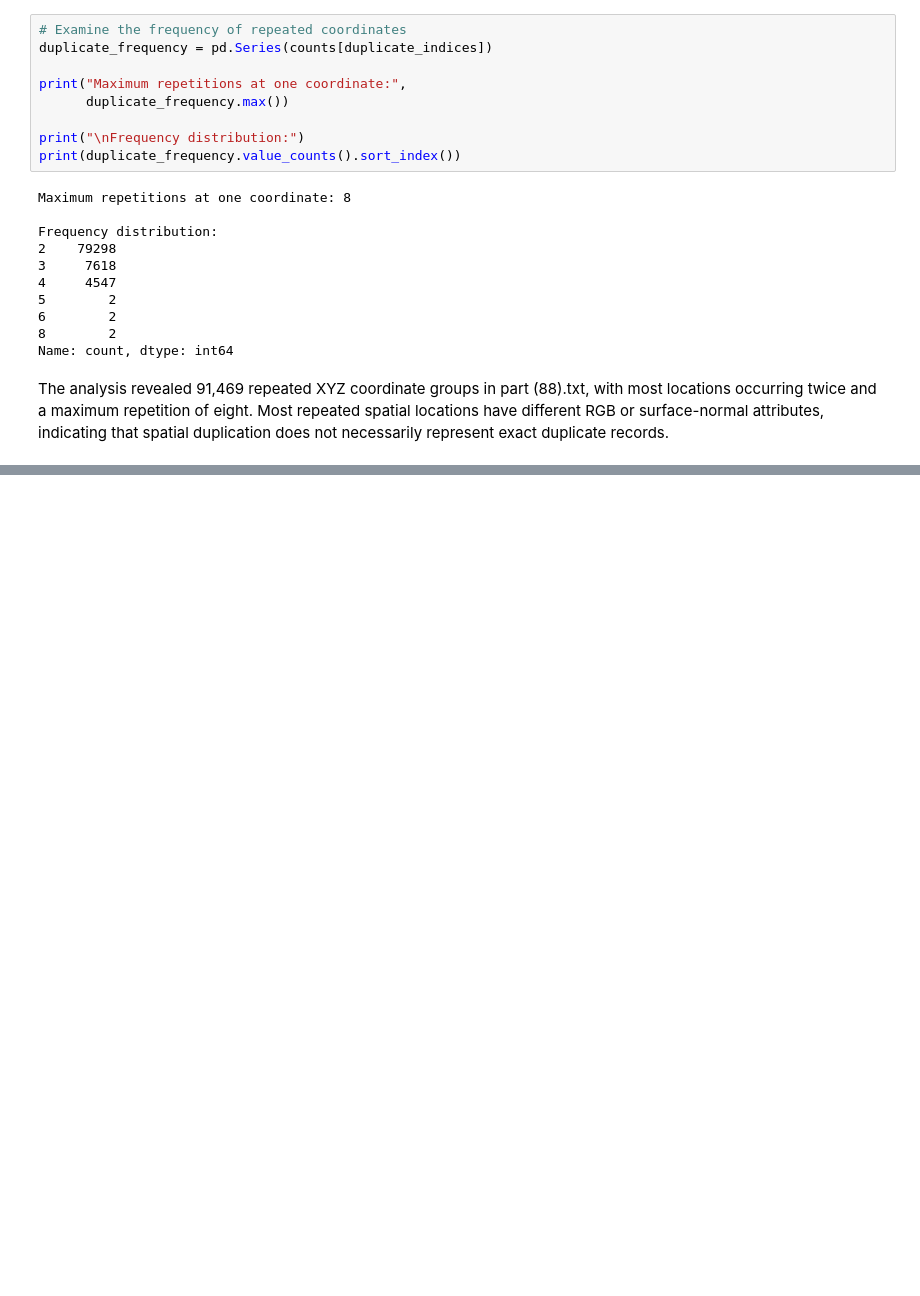
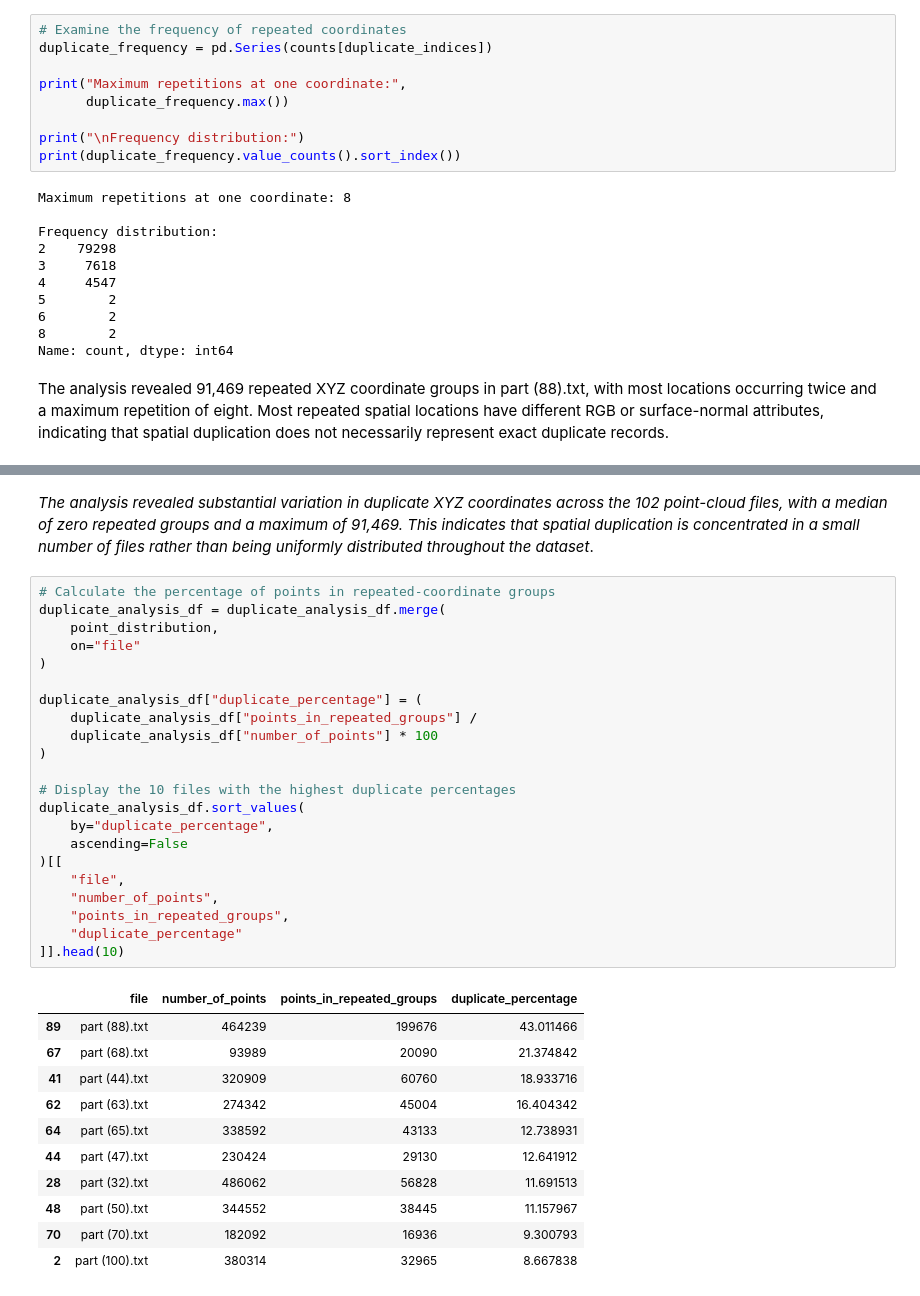
Before and after one commit to AbubakarDanhaya/pointnet-concrete-defect-robustness, a Jupyter notebook: notebooks/01_dataset_exploration.ipynb, the cells around one changed output, grey strips where cells are left out. Cells and saved outputs as stored; diff of their text form; blank space fills up the shorter version.

```diff
--- a/notebooks/01_dataset_exploration.ipynb
+++ b/notebooks/01_dataset_exploration.ipynb
@@ -436,0 +477,36 @@ The analysis revealed 91,469 repeated XYZ coordinate groups in part (88).txt, wi
+# %% [markdown]
+_The analysis revealed substantial variation in duplicate XYZ coordinates across the 102 point-cloud files, with a median of zero repeated groups and a maximum of 91,469. This indicates that spatial duplication is concentrated in a small number of files rather than being uniformly distributed throughout the dataset_.
+# %%
+# Calculate the percentage of points in repeated-coordinate groups
+duplicate_analysis_df = duplicate_analysis_df.merge(
+    point_distribution,
+    on="file"
+)
+
+duplicate_analysis_df["duplicate_percentage"] = (
+    duplicate_analysis_df["points_in_repeated_groups"] /
+    duplicate_analysis_df["number_of_points"] * 100
+)
+
+# Display the 10 files with the highest duplicate percentages
+duplicate_analysis_df.sort_values(
+    by="duplicate_percentage",
+    ascending=False
+)[[
+    "file",
+    "number_of_points",
+    "points_in_repeated_groups",
+    "duplicate_percentage"
+]].head(10)
+# %% [output]
+|  | file | number_of_points | points_in_repeated_groups | duplicate_percentage |
+| 89 | part (88).txt | 464239 | 199676 | 43.011466 |
+| 67 | part (68).txt | 93989 | 20090 | 21.374842 |
+| 41 | part (44).txt | 320909 | 60760 | 18.933716 |
+| 62 | part (63).txt | 274342 | 45004 | 16.404342 |
+| 64 | part (65).txt | 338592 | 43133 | 12.738931 |
+| 44 | part (47).txt | 230424 | 29130 | 12.641912 |
+| 28 | part (32).txt | 486062 | 56828 | 11.691513 |
+| 48 | part (50).txt | 344552 | 38445 | 11.157967 |
+| 70 | part (70).txt | 182092 | 16936 | 9.300793 |
+| 2 | part (100).txt | 380314 | 32965 | 8.667838 |
```
Also changed, not shown: parts of 3 cells of this notebook.
